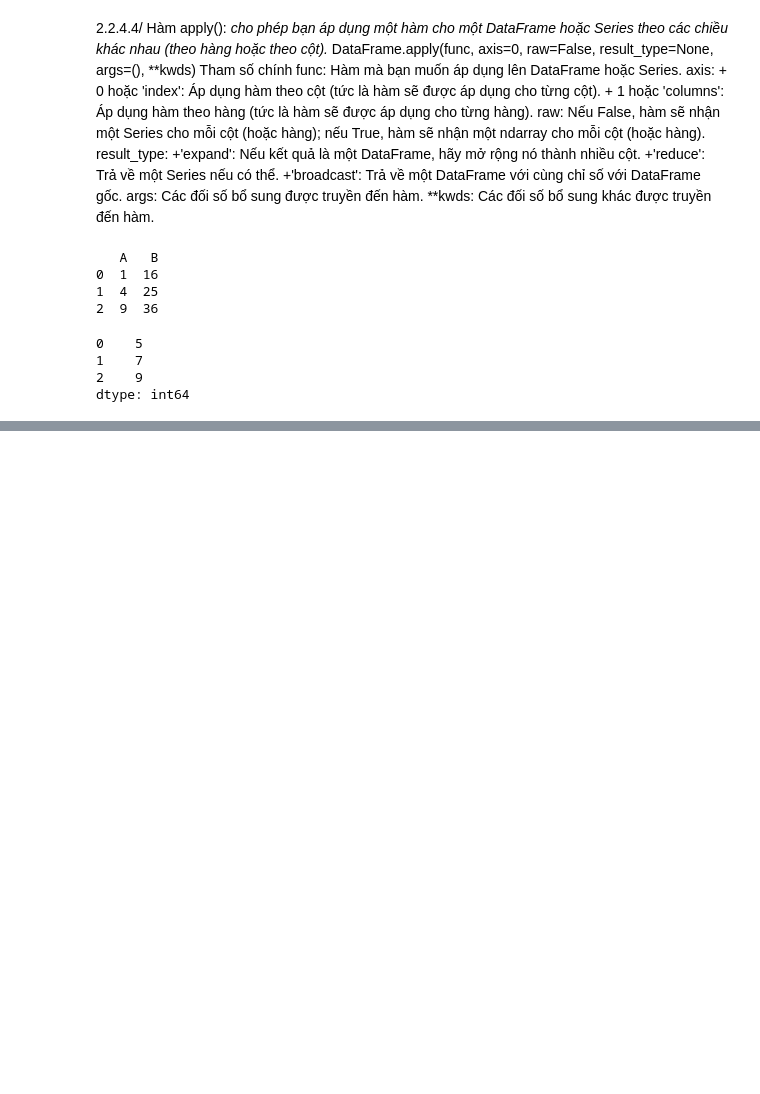
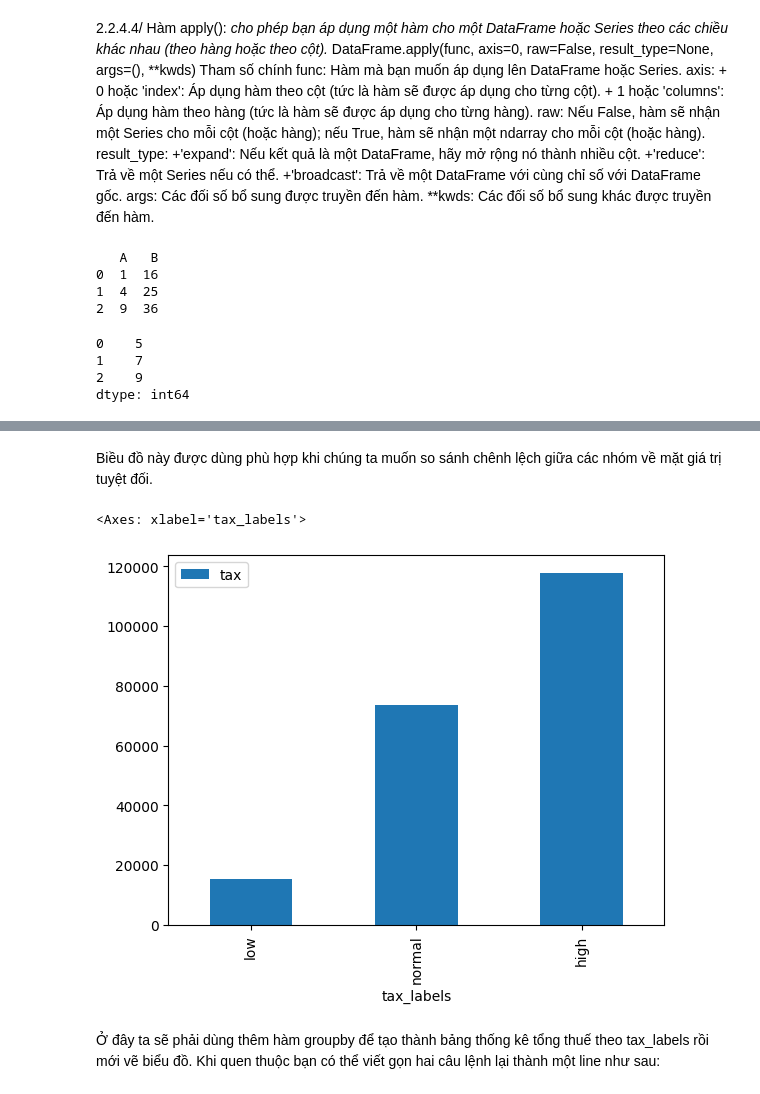
Before and after one commit to Kimbommm/AL_ML, a Jupyter notebook: PHU_LUC/2.ipynb, the cells around one changed output, grey strips where cells are left out. Drawn from its saved outputs; the diff is of its cells as text; code cells hidden in the pictures; blank space fills up the shorter version.

```diff
--- a/PHU_LUC/2.ipynb
+++ b/PHU_LUC/2.ipynb
@@ -401,0 +474,8 @@ print(result)
+# %%
+bins = [-999999, 250, 400, 999999]
+labels = ['low', 'normal', 'high']
+# low: -999999 <- 250
+# normal: 250 <- 400
+# high: 400 <- 999999
+df['tax_labels'] = pd.cut(df['tax'], bins=bins, labels=labels)
+df[df['tax_labels']=='high'].head()
@@ -401,0 +505,10 @@ print(result)
+# %% [markdown]
+Biều đồ này được dùng phù hợp khi chúng ta muốn so sánh chênh lệch giữa các nhóm về mặt giá trị tuyệt đối.
+# %%
+df_summary = df[['tax_labels', 'tax']].groupby('tax_labels').sum()
+df_summary.plot.bar()
+# %% [output]
+<Axes: xlabel='tax_labels'>
+[figure, added]
+# %% [markdown]
+Ở đây ta sẽ phải dùng thêm hàm groupby để tạo thành bảng thống kê tổng thuế theo tax_labels rồi mới vẽ biểu đồ. Khi quen thuộc bạn có thể viết gọn hai câu lệnh lại thành một line như sau:
```
Also changed, not shown: parts of 32 cells of this notebook, 1 other file.
